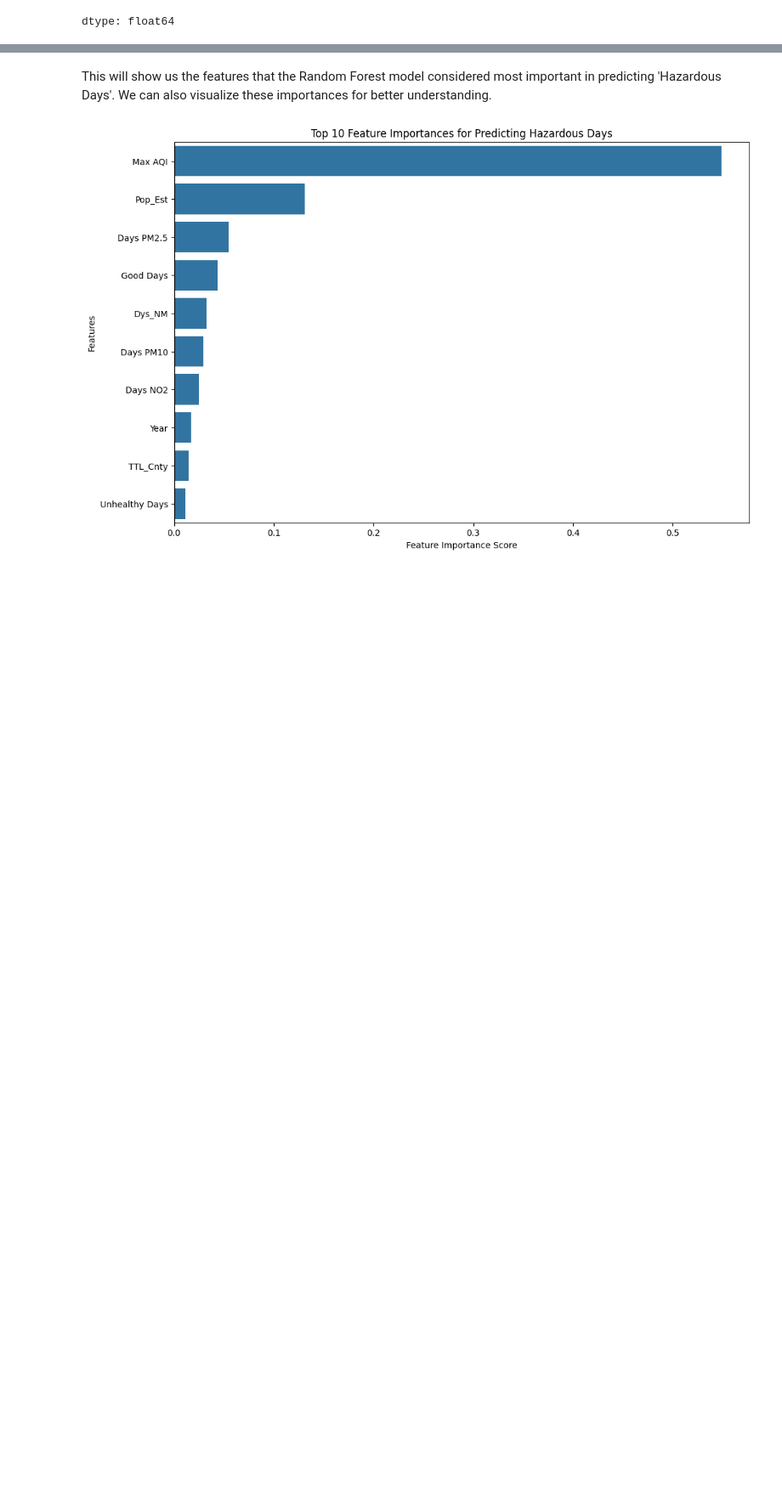
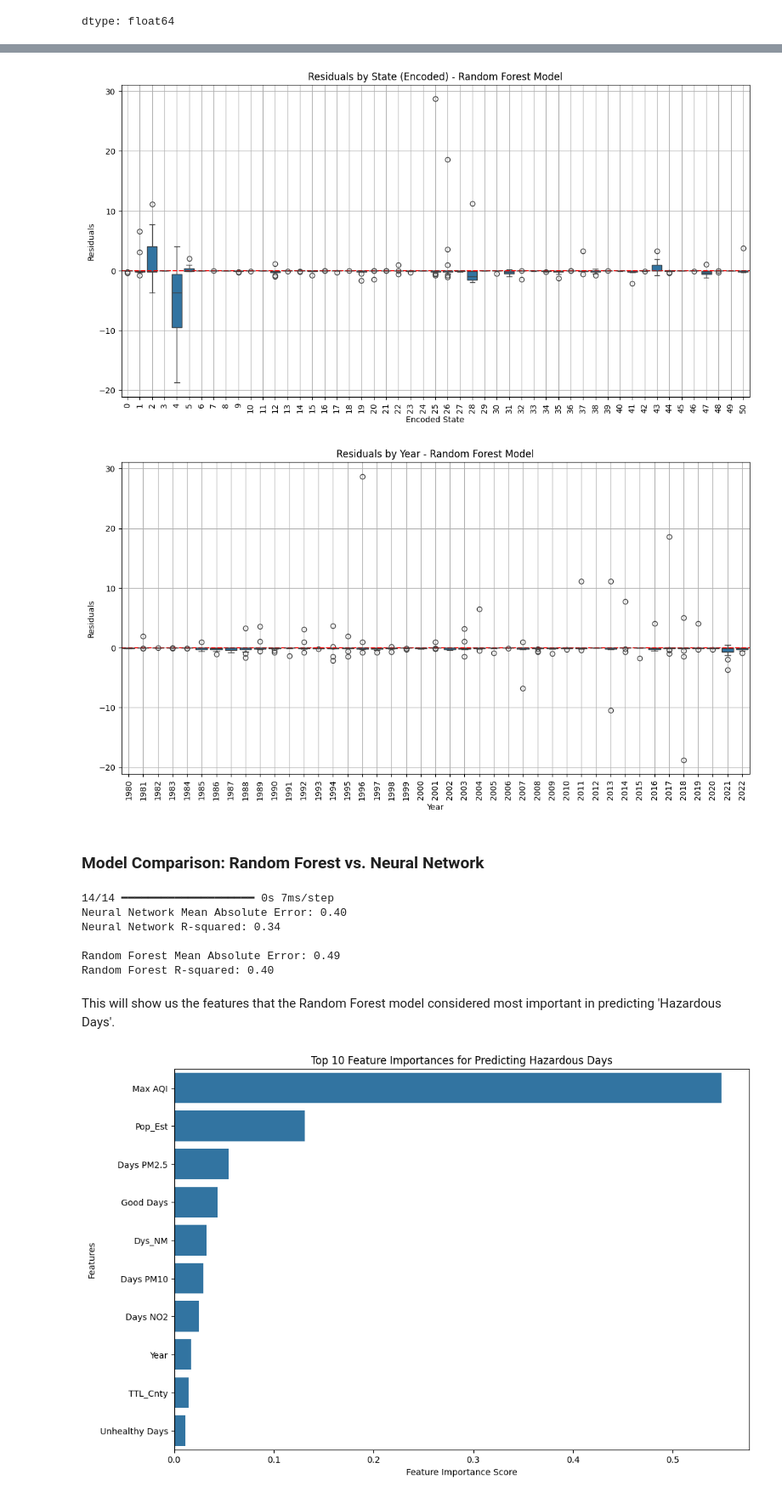
Before and after one commit to MuhammadTalha121/AQI_Analysis_from_1980-2022, a Jupyter notebook: AQI_Analysis_from_1980_2022.ipynb, the cells around one changed output, grey strips where cells are left out. Shown at 85% size. Drawn from its saved outputs; the diff is of its cells as text; code cells hidden in the pictures; blank space fills up the shorter version.

```diff
--- a/AQI_Analysis_from_1980_2022.ipynb
+++ b/AQI_Analysis_from_1980_2022.ipynb
@@ -953,5 +970,62 @@ dtype: float64
+# %%
+# To analyze residuals by state, we need to add 'State_EN' back to the test set for plotting
+# First, ensure y_test and y_pred are aligned with the original X_test index
+residual_df = pd.DataFrame({'Actual': y_test, 'Predicted': y_pred, 'Residual': residuals})
+residual_df = residual_df.join(X_test['State_EN'], how='left')
+
+plt.figure(figsize=(14, 7))
+sns.boxplot(x='State_EN', y='Residual', data=residual_df)
+plt.axhline(y=0, color='r', linestyle='--')
+plt.title('Residuals by State (Encoded) - Random Forest Model')
+plt.xlabel('Encoded State')
+plt.ylabel('Residuals')
+plt.xticks(rotation=90)
+plt.grid(True)
+plt.show()
+
+# Also check by Year
+residual_df = residual_df.join(X_test['Year'], how='left')
+plt.figure(figsize=(14, 7))
+sns.boxplot(x='Year', y='Residual', data=residual_df)
+plt.axhline(y=0, color='r', linestyle='--')
+plt.title('Residuals by Year - Random Forest Model')
+plt.xlabel('Year')
+plt.ylabel('Residuals')
+plt.xticks(rotation=90)
+plt.grid(True)
+plt.show()
+# %% [output]
+[figure, added]
+[figure, added]
+# %% [markdown]
+### Model Comparison: Random Forest vs. Neural Network
+# %%
+from sklearn.metrics import mean_absolute_error, r2_score
+
+# Evaluate the Neural Network model
+# Assuming 'best_model.keras' was saved by ModelCheckpoint
+from tensorflow.keras.models import load_model
+best_nn_model = load_model('best_model.keras')
+
+y_pred_nn = best_nn_model.predict(X_test_scaled)
+
+mae_nn = mean_absolute_error(y_test, y_pred_nn)
+r2_nn = r2_score(y_test, y_pred_nn)
+
+print(f"Neural Network Mean Absolute Error: {mae_nn:.2f}")
+print(f"Neural Network R-squared: {r2_nn:.2f}")
+
+print(f"\nRandom Forest Mean Absolute Error: {mae:.2f}")
+print(f"Random Forest R-squared: {r2:.2f}")
+# %% [output]
+14/14 ━━━━━━━━━━━━━━━━━━━━ 0s 7ms/step
+Neural Network Mean Absolute Error: 0.40
+Neural Network R-squared: 0.34
+
+Random Forest Mean Absolute Error: 0.49
+Random Forest R-squared: 0.40
 # %% [markdown]
-This will show us the features that the Random Forest model considered most important in predicting 'Hazardous Days'. We can also visualize these importances for better understanding.
+This will show us the features that the Random Forest model considered most important in predicting 'Hazardous Days'.
 # %%
 import matplotlib.pyplot as plt
 import seaborn as sns
```
Also changed, not shown: parts of 5 cells of this notebook.
